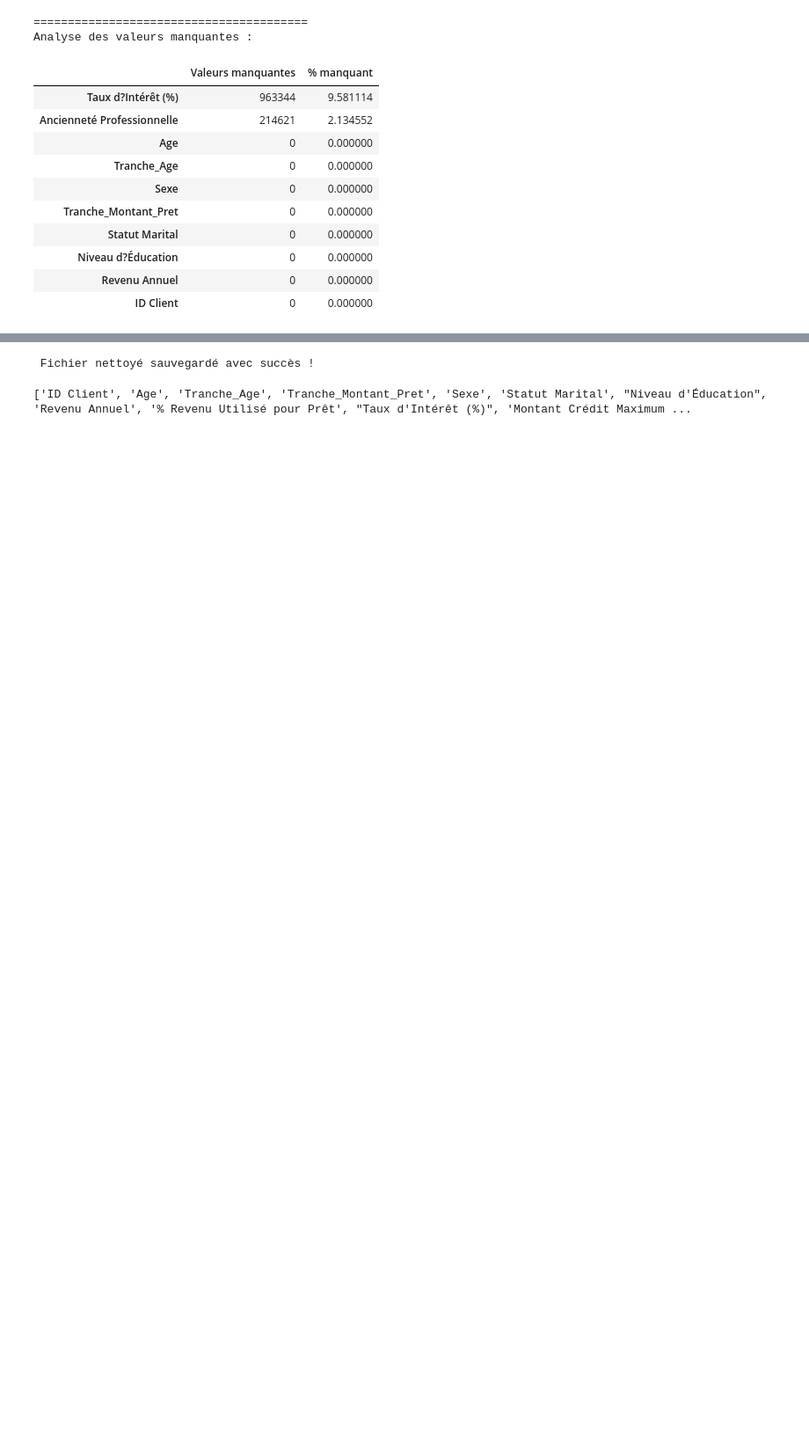
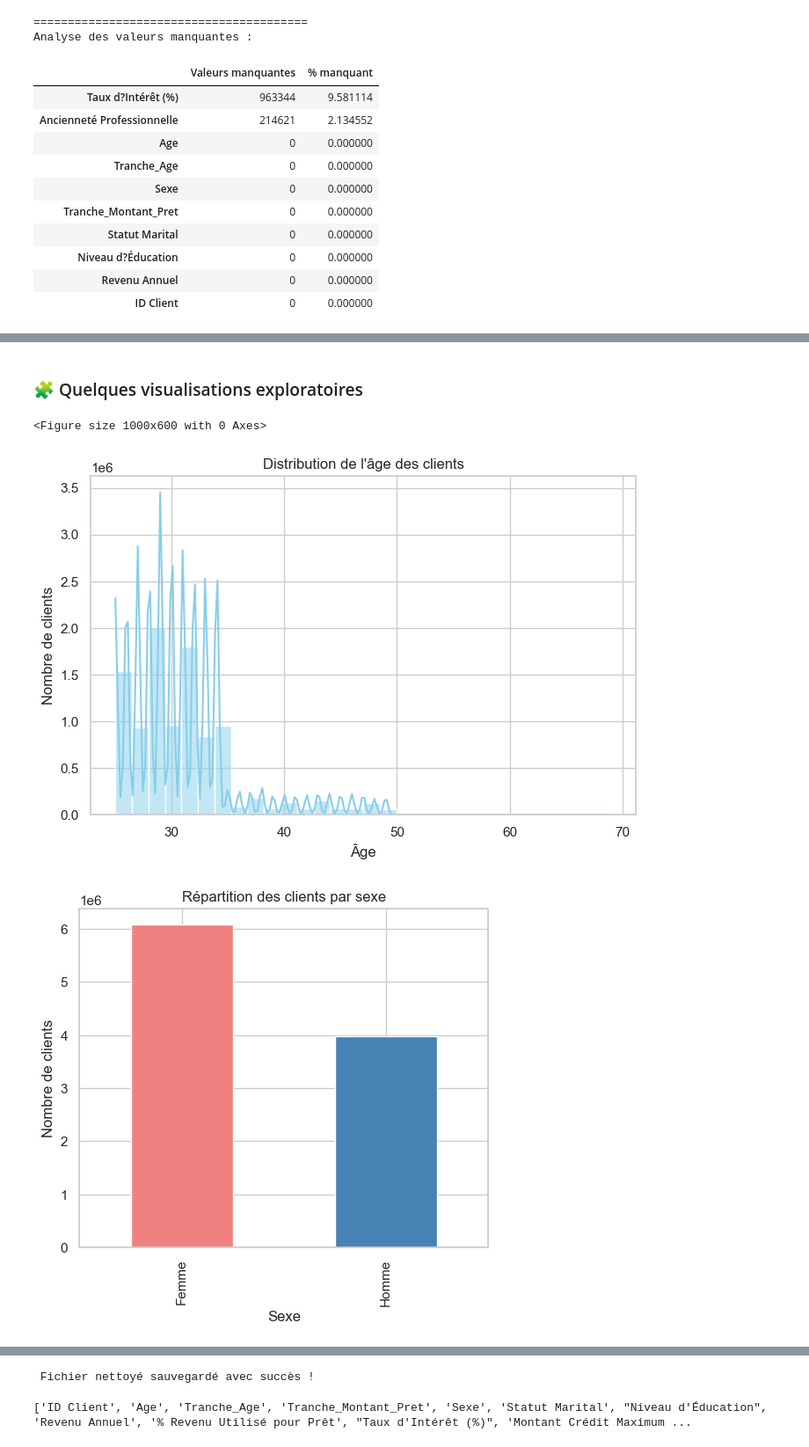
Before and after one commit to ladijadi/Projet_Cloud_Azure_Risque_de_Credit, a Jupyter notebook: notebookRapportProjet.ipynb, the cells around one changed output, grey strips where cells are left out. Shown at 88% size. Cells and saved outputs as stored; diff of their text form; code cells hidden in the pictures; blank space fills up the shorter version.

```diff
--- a/notebookRapportProjet.ipynb
+++ b/notebookRapportProjet.ipynb
@@ -272,0 +260,61 @@ La prochaine étape consistera donc à appliquer ces corrections dans Python afi
+# %% [markdown]
+### 🧩 Quelques visualisations exploratoires
+# %%
+import matplotlib.pyplot as plt
+import seaborn as sns
+
+# Style général
+sns.set(style="whitegrid", palette="muted")
+plt.figure(figsize=(10, 6))
+
+# Distribution de l’âge
+plt.figure(figsize=(8, 5))
+sns.histplot(df["Age"], bins=30, kde=True, color="skyblue")
+plt.title("Distribution de l'âge des clients")
+plt.xlabel("Âge")
+plt.ylabel("Nombre de clients")
+plt.show()
+
+# Répartition par sexe
+plt.figure(figsize=(6, 5))
+df["Sexe"].value_counts().plot(kind="bar", color=["lightcoral", "steelblue"])
+plt.title("Répartition des clients par sexe")
+plt.xlabel("Sexe")
+plt.ylabel("Nombre de clients")
+plt.show()
+
+# Boxplot : revenu annuel selon la catégorie client
+plt.figure(figsize=(8, 5))
+sns.boxplot(x="Catégorie_Client", y="Revenu Annuel", data=df)
+plt.title("Revenu annuel par catégorie de client")
+plt.xlabel("Catégorie de client")
+plt.ylabel("Revenu annuel (€)")
+plt.show()
+
+# Histogramme du % de revenu utilisé pour le prêt
+plt.figure(figsize=(8, 5))
+sns.histplot(df["% Revenu Utilisé pour Prêt"], bins=40, color="teal", kde=True)
+plt.title("Distribution du % de revenu utilisé pour le prêt")
+plt.xlabel("% du revenu consacré au prêt")
+plt.ylabel("Nombre de clients")
+plt.show()
+
+# Corrélation entre variables numériques
+plt.figure(figsize=(10, 8))
+corr = df.select_dtypes(include=["float64", "int64"]).corr()
+sns.heatmap(corr, cmap="coolwarm", center=0)
+plt.title("Matrice de corrélation (variables numériques)")
+plt.show()
+
+# Taux de défaut par tranche d’âge
+plt.figure(figsize=(8, 5))
+taux_defaut_age = df.groupby("Tranche_Age")["Défaut_mois_suivant"].mean().sort_values(ascending=False)
+taux_defaut_age.plot(kind="bar", color="salmon")
+plt.title("Taux de défaut moyen par tranche d'âge")
+plt.xlabel("Tranche d'âge")
+plt.ylabel("Taux de défaut (%)")
+plt.show()
+# %% [output]
+<Figure size 1000x600 with 0 Axes>
+[figure, added]
+[figure, added]
```
Also changed, not shown: parts of 47 cells of this notebook, 14 other files.
